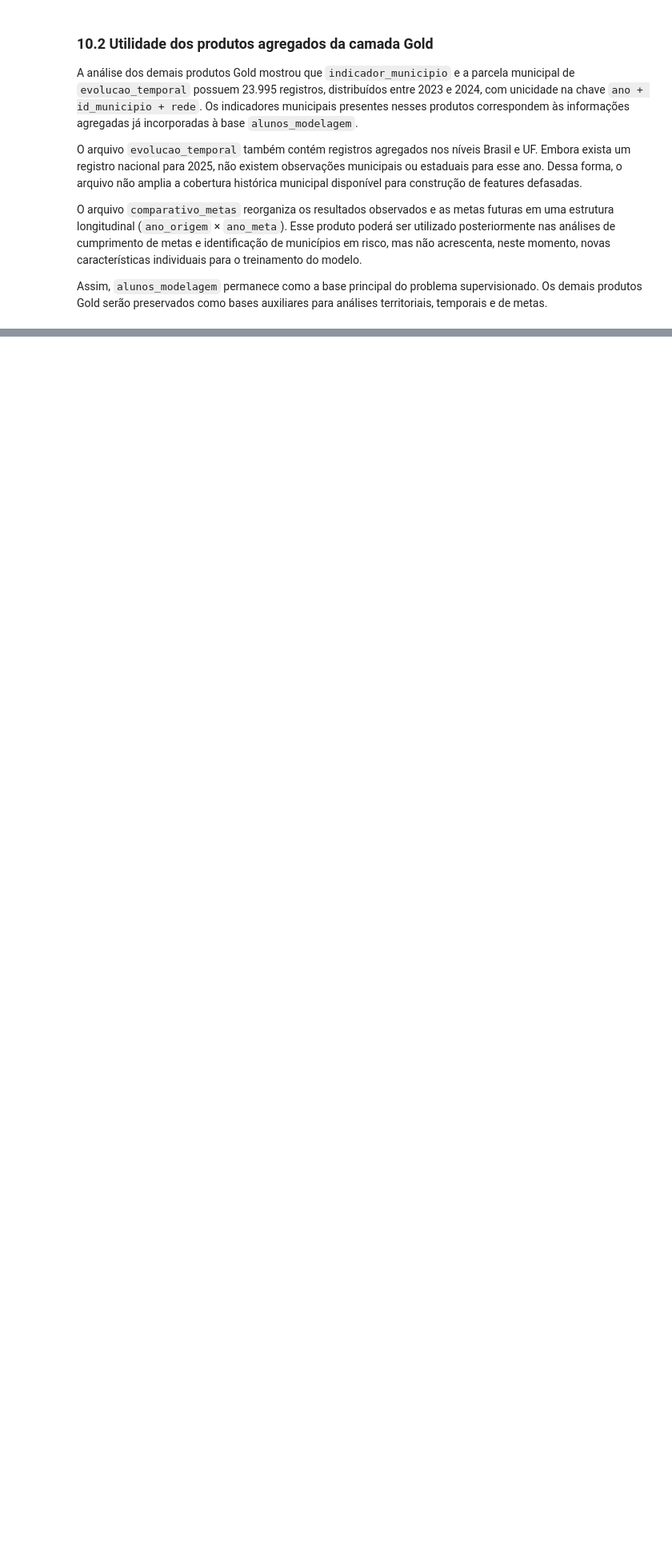
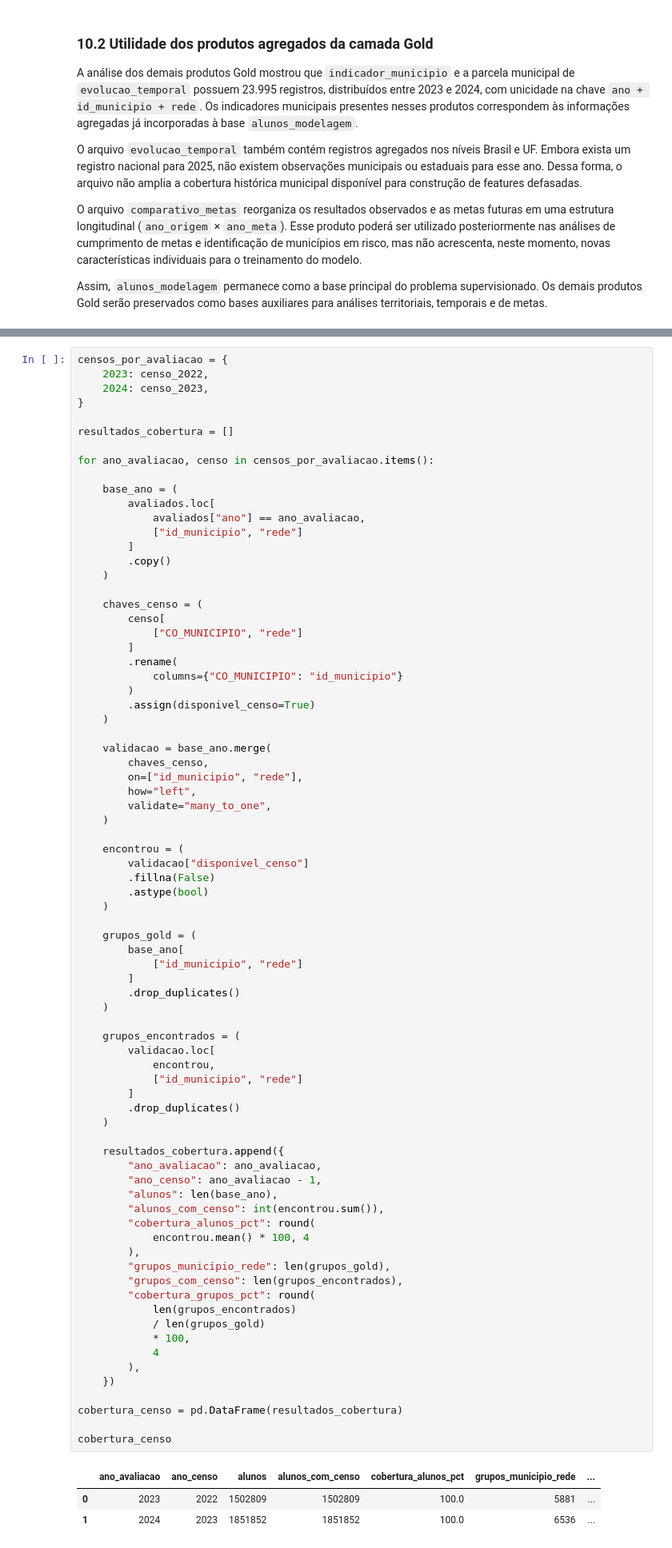
Before and after one commit to erick00denner/tech_challenge_3_alfabetizacao, a Jupyter notebook: notebooks/01_eda_alunos_modelagem.ipynb, the cells around one changed output, grey strips where cells are left out. Shown at 80% size. Drawn from its saved outputs; the diff is of its cells as text; blank space fills up the shorter version.

```diff
--- a/notebooks/01_eda_alunos_modelagem.ipynb
+++ b/notebooks/01_eda_alunos_modelagem.ipynb
@@ -1434,0 +1610,81 @@ Assim, `alunos_modelagem` permanece como a base principal do problema supervisio
+# %%
+censos_por_avaliacao = {
+    2023: censo_2022,
+    2024: censo_2023,
+}
+
+resultados_cobertura = []
+
+for ano_avaliacao, censo in censos_por_avaliacao.items():
+
+    base_ano = (
+        avaliados.loc[
+            avaliados["ano"] == ano_avaliacao,
+            ["id_municipio", "rede"]
+        ]
+        .copy()
+    )
+
+    chaves_censo = (
+        censo[
+            ["CO_MUNICIPIO", "rede"]
+        ]
+        .rename(
+            columns={"CO_MUNICIPIO": "id_municipio"}
+        )
+        .assign(disponivel_censo=True)
+    )
+
+    validacao = base_ano.merge(
+        chaves_censo,
+        on=["id_municipio", "rede"],
+        how="left",
+        validate="many_to_one",
+    )
+
+    encontrou = (
+        validacao["disponivel_censo"]
+        .fillna(False)
+        .astype(bool)
+    )
+
+    grupos_gold = (
+        base_ano[
+            ["id_municipio", "rede"]
+        ]
+        .drop_duplicates()
+    )
+
+    grupos_encontrados = (
+        validacao.loc[
+            encontrou,
+            ["id_municipio", "rede"]
+        ]
+        .drop_duplicates()
+    )
+
+    resultados_cobertura.append({
+        "ano_avaliacao": ano_avaliacao,
+        "ano_censo": ano_avaliacao - 1,
+        "alunos": len(base_ano),
+        "alunos_com_censo": int(encontrou.sum()),
+        "cobertura_alunos_pct": round(
+            encontrou.mean() * 100, 4
+        ),
+        "grupos_municipio_rede": len(grupos_gold),
+        "grupos_com_censo": len(grupos_encontrados),
+        "cobertura_grupos_pct": round(
+            len(grupos_encontrados)
+            / len(grupos_gold)
+            * 100,
+            4
+        ),
+    })
+
+cobertura_censo = pd.DataFrame(resultados_cobertura)
+
+cobertura_censo
+# %% [output]
+|  | ano_avaliacao | ano_censo | alunos | alunos_com_censo | cobertura_alunos_pct | grupos_municipio_rede | ... |
+| 0 | 2023 | 2022 | 1502809 | 1502809 | 100.0 | 5881 | ... |
+| 1 | 2024 | 2023 | 1851852 | 1851852 | 100.0 | 6536 | ... |
```
Also changed, not shown: parts of 22 cells of this notebook, 5 other files.
